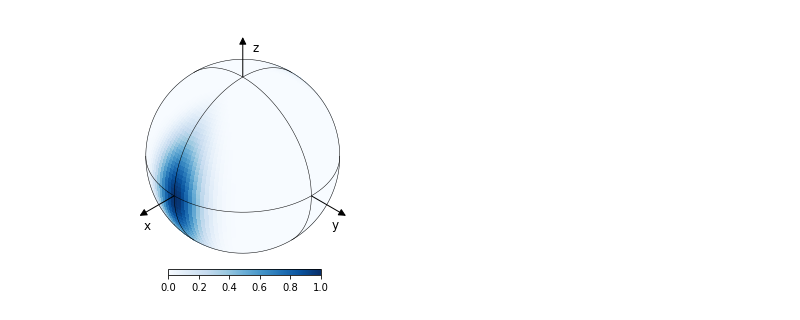
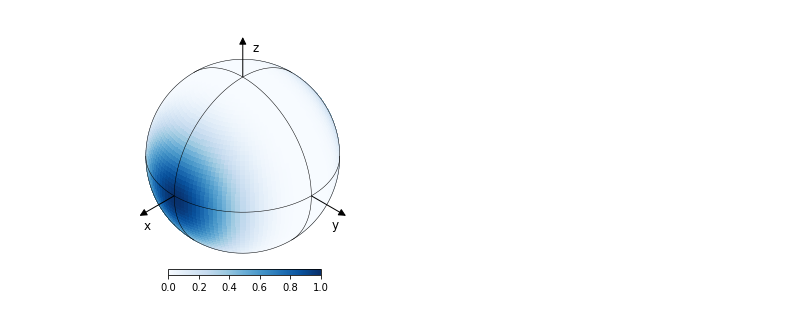
Before and after one commit to marinaguilera/rotational_diffusion_photophysics, a Jupyter notebook: examples/plot_sphere_figure_1.ipynb, the cells around one changed output. Saved outputs shown, nothing was run; the diff lists cells and outputs as text; code cells hidden in the pictures.

```diff
--- a/examples/plot_sphere_figure_1.ipynb
+++ b/examples/plot_sphere_figure_1.ipynb
@@ -9,15 +9,15 @@ import matplotlib.pyplot as plt
 # %%
 fig = plt.figure(figsize=(5,5))
 ax = fig.add_subplot(111, projection='3d')
 
 
 lmax = 32
 omega = rdp.make_angles(lmax)
 exc2 = np.cos(omega[0])**2 * np.cos(omega[1])**2
 exc4 = np.cos(omega[0])**4 * np.cos(omega[1])**4
 sted = np.cos(omega[0])**2 * np.cos(omega[1])**20
-c0grid, c0, c0coeffs = rdp.make_grid(exc2*sted, lmax)
+c0grid, c0, c0coeffs = rdp.make_grid(exc4, lmax)
 plot_data_sphere(ax, c0grid.data, cmap=plt.cm.Blues, scale=3, vmin=0, vmax=1)
-plt.savefig('cos4_sted.pdf', format='pdf')
+plt.savefig('cos4.pdf', format='pdf')
 # %% [output]
-[figure, old version]
+[figure, new version]
```
Also changed, not shown: 2 other files.
